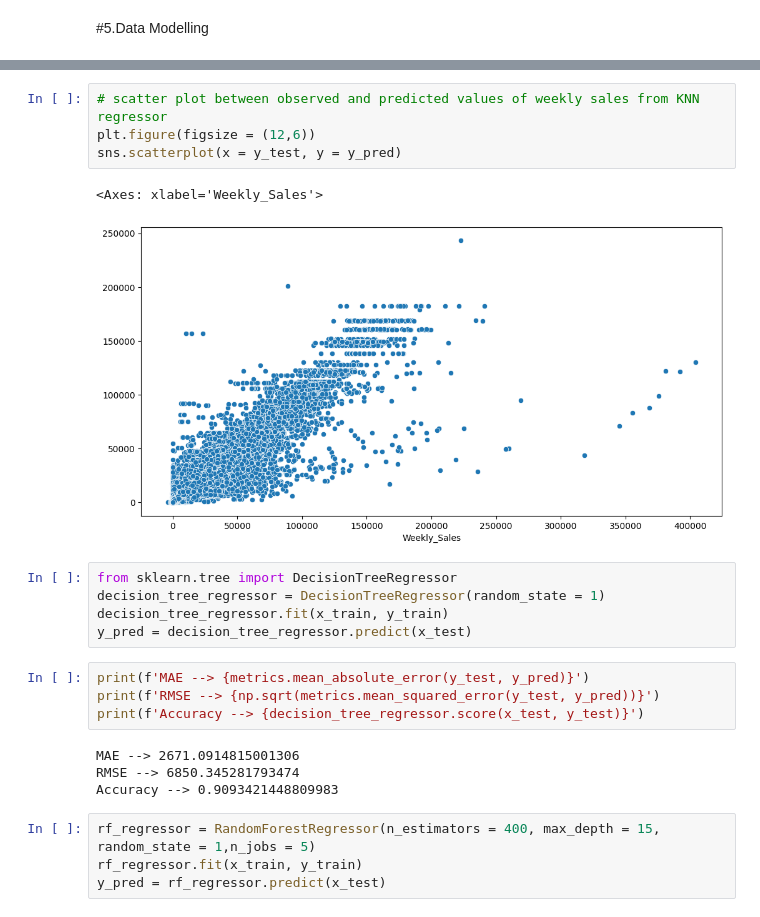
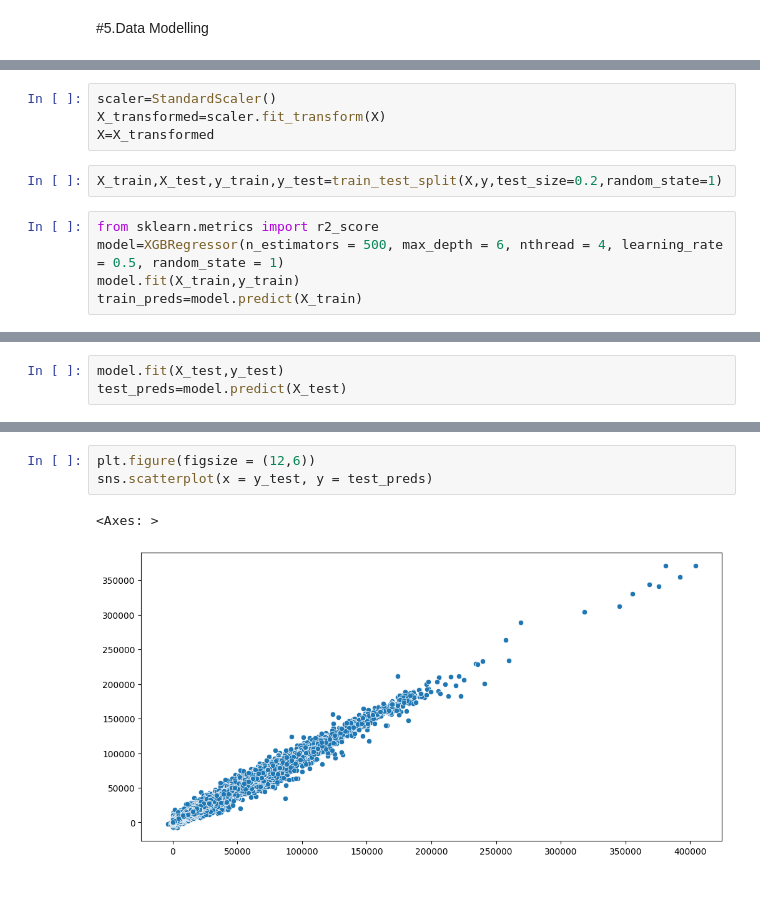
Before and after one commit to vikiysr/mlprojects, a Jupyter notebook: sales_prediction.ipynb, the cells around one changed output, grey strips where cells are left out. Saved outputs shown, nothing was run; the diff lists cells and outputs as text; blank space fills up the shorter version.

```diff
--- a/sales_prediction.ipynb
+++ b/sales_prediction.ipynb
@@ -239,0 +268,11 @@ Accuracy --> 0.8923669623741247
+# %%
+scaler=StandardScaler()
+X_transformed=scaler.fit_transform(X)
+X=X_transformed
+# %%
+X_train,X_test,y_train,y_test=train_test_split(X,y,test_size=0.2,random_state=1)
+# %%
+from sklearn.metrics import r2_score
+model=XGBRegressor(n_estimators = 500, max_depth = 6, nthread = 4, learning_rate = 0.5, random_state = 1)
+model.fit(X_train,y_train)
+train_preds=model.predict(X_train)
@@ -239,0 +290,3 @@ Accuracy --> 0.8923669623741247
+# %%
+model.fit(X_test,y_test)
+test_preds=model.predict(X_test)
@@ -240,24 +310,6 @@ Accuracy --> 0.8923669623741247
 # %%
-# scatter plot between observed and predicted values of weekly sales from KNN regressor
 plt.figure(figsize = (12,6))
-sns.scatterplot(x = y_test, y = y_pred)
+sns.scatterplot(x = y_test, y = test_preds)
 # %% [output]
-<Axes: xlabel='Weekly_Sales'>
+<Axes: >
-[figure, old version]
+[figure, new version]
-# %%
-from sklearn.tree import DecisionTreeRegressor
-decision_tree_regressor = DecisionTreeRegressor(random_state = 1)
-decision_tree_regressor.fit(x_train, y_train)
-y_pred = decision_tree_regressor.predict(x_test)
-# %%
-print(f'MAE --> {metrics.mean_absolute_error(y_test, y_pred)}')
-print(f'RMSE --> {np.sqrt(metrics.mean_squared_error(y_test, y_pred))}')
-print(f'Accuracy --> {decision_tree_regressor.score(x_test, y_test)}')
-# %% [output]
-MAE --> 2671.0914815001306
-RMSE --> 6850.345281793474
-Accuracy --> 0.9093421448809983
-# %%
-rf_regressor = RandomForestRegressor(n_estimators = 400, max_depth = 15, random_state = 1,n_jobs = 5)
-rf_regressor.fit(x_train, y_train)
-y_pred = rf_regressor.predict(x_test)
```
Also changed, not shown: parts of 31 cells of this notebook.
